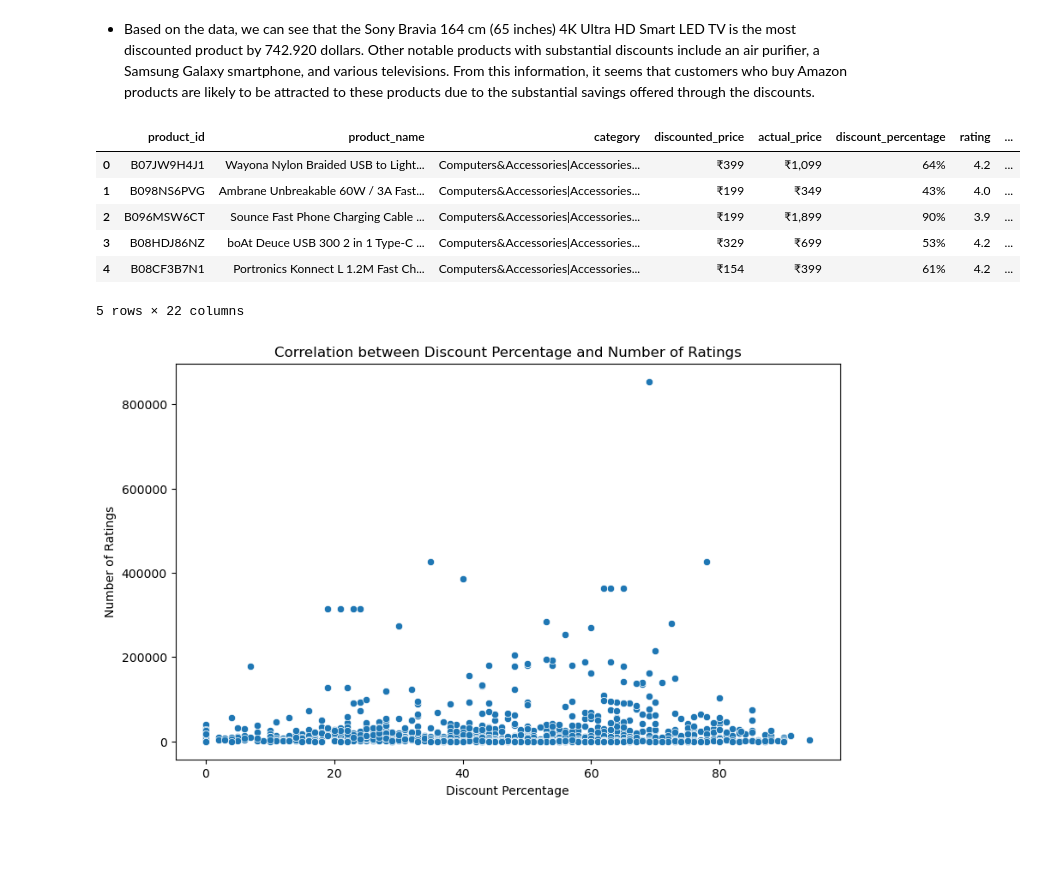
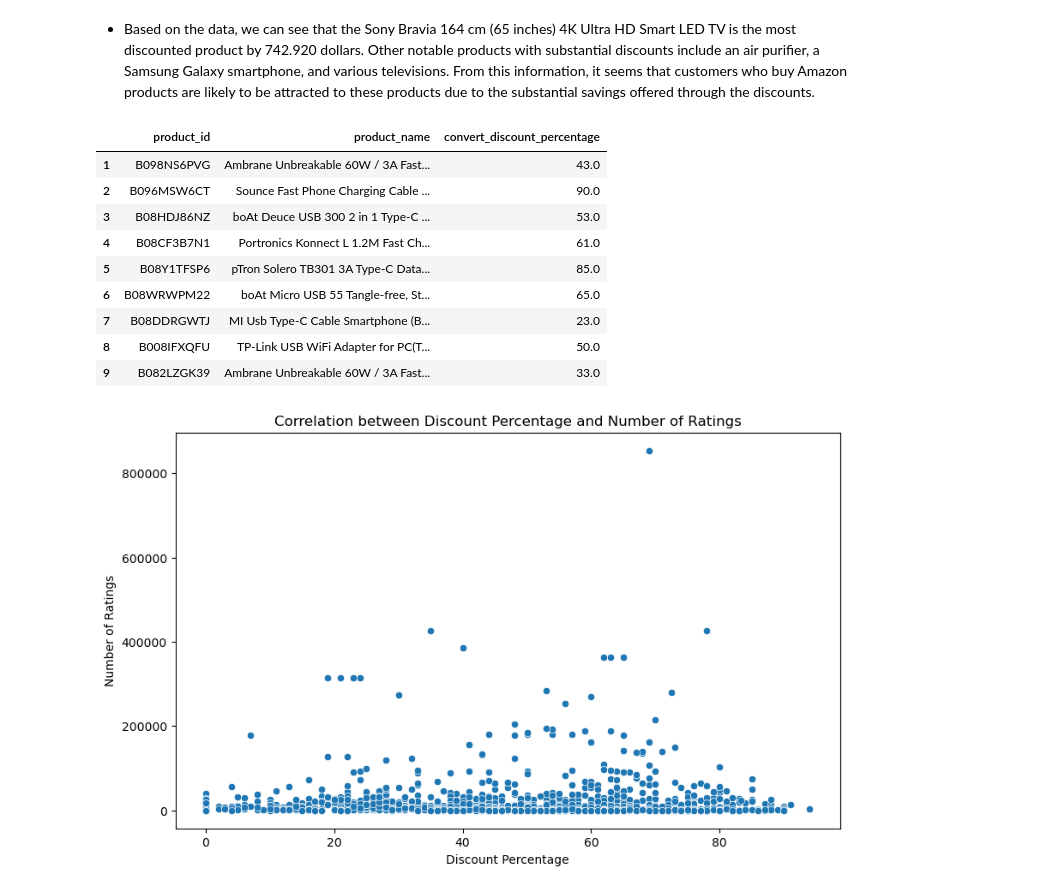
Before and after one commit to calvinhoang203/Analysis-of-Amazon-Sales-Trend, a Jupyter notebook: Amazon Sales Trend.ipynb, the cells around one changed output. Drawn from its saved outputs; the diff is of its cells as text; code cells hidden in the pictures; blank space fills up the shorter version.

```diff
--- a/Amazon Sales Trend.ipynb
+++ b/Amazon Sales Trend.ipynb
@@ -302,19 +302,22 @@ plt.show()
 # %%
 # Convert the type of 'discount_percentage' column from string to float
 convert_discount_percentage = [] # an empty list
 for index, row in amazon_data.iterrows():
     convert_discount_percentage.append(str(row['discount_percentage']).replace('%', '')) # Remove both '₹' and ','
 convert_discount_percentage = [float(i) for i in convert_discount_percentage]
 amazon_data['convert_discount_percentage'] = convert_discount_percentage
-amazon_data.head(5)
+amazon_data.iloc[1:10, [0,1,21]]
 # %% [output]
-|  | product_id | product_name | category | discounted_price | actual_price | discount_percentage | rating | ... |
-| 0 | B07JW9H4J1 | Wayona Nylon Braided USB to Light... | Computers&Accessories|Accessories... | ₹399 | ₹1,099 | 64% | 4.2 | ... |
-| 1 | B098NS6PVG | Ambrane Unbreakable 60W / 3A Fast... | Computers&Accessories|Accessories... | ₹199 | ₹349 | 43% | 4.0 | ... |
-| 2 | B096MSW6CT | Sounce Fast Phone Charging Cable ... | Computers&Accessories|Accessories... | ₹199 | ₹1,899 | 90% | 3.9 | ... |
-| 3 | B08HDJ86NZ | boAt Deuce USB 300 2 in 1 Type-C ... | Computers&Accessories|Accessories... | ₹329 | ₹699 | 53% | 4.2 | ... |
-| 4 | B08CF3B7N1 | Portronics Konnect L 1.2M Fast Ch... | Computers&Accessories|Accessories... | ₹154 | ₹399 | 61% | 4.2 | ... |
+|  | product_id | product_name | convert_discount_percentage |
+| 1 | B098NS6PVG | Ambrane Unbreakable 60W / 3A Fast... | 43.0 |
+| 2 | B096MSW6CT | Sounce Fast Phone Charging Cable ... | 90.0 |
+| 3 | B08HDJ86NZ | boAt Deuce USB 300 2 in 1 Type-C ... | 53.0 |
+| 4 | B08CF3B7N1 | Portronics Konnect L 1.2M Fast Ch... | 61.0 |
+| 5 | B08Y1TFSP6 | pTron Solero TB301 3A Type-C Data... | 85.0 |
+| 6 | B08WRWPM22 | boAt Micro USB 55 Tangle-free, St... | 65.0 |
+| 7 | B08DDRGWTJ | MI Usb Type-C Cable Smartphone (B... | 23.0 |
+| 8 | B008IFXQFU | TP-Link USB WiFi Adapter for PC(T... | 50.0 |
+| 9 | B082LZGK39 | Ambrane Unbreakable 60W / 3A Fast... | 33.0 |
-5 rows × 22 columns
 # %%
 # Calculate the discount percentage and total rating count for each product
 discounted_product_ratings = amazon_data.groupby('product_id').agg({'convert_discount_percentage': 'mean', 'convert_rating_count': 'sum'}).reset_index()
```
Also changed, not shown: parts of 3 cells of this notebook.
